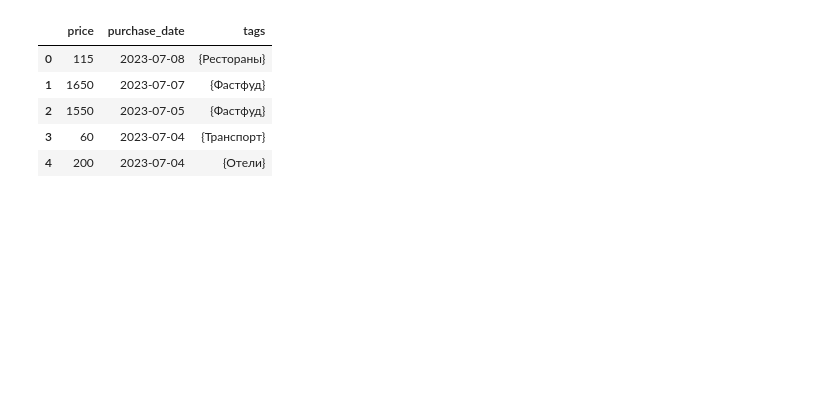
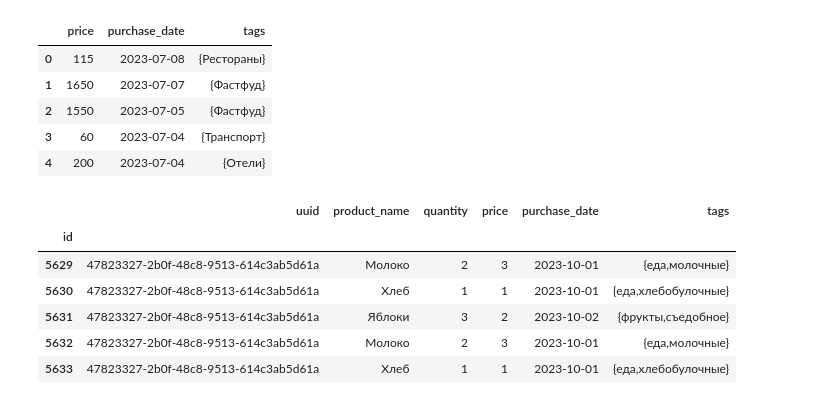
Before and after one commit to VladSunny/CapyPayBackend, a Jupyter notebook: DataScience.ipynb, the cells around one changed output. Drawn from its saved outputs; the diff is of its cells as text; code cells hidden in the pictures; blank space fills up the shorter version.

```diff
--- a/DataScience.ipynb
+++ b/DataScience.ipynb
@@ -139,3 +177,14 @@ user.head()
 | 2 | 1550 | 2023-07-05 | {Фастфуд} |
 | 3 | 60 | 2023-07-04 | {Транспорт} |
 | 4 | 200 | 2023-07-04 | {Отели} |
+# %%
+tmp = df[df['uuid'] == test_uuid].copy()
+tmp.head()
+# %% [output]
+|  | uuid | product_name | quantity | price | purchase_date | tags |
+| id |  |  |  |  |  |  |
+| 5629 | 47823327-2b0f-48c8-9513-614c3ab5d61a | Молоко | 2 | 3 | 2023-10-01 | {еда,молочные} |
+| 5630 | 47823327-2b0f-48c8-9513-614c3ab5d61a | Хлеб | 1 | 1 | 2023-10-01 | {еда,хлебобулочные} |
+| 5631 | 47823327-2b0f-48c8-9513-614c3ab5d61a | Яблоки | 3 | 2 | 2023-10-02 | {фрукты,съедобное} |
+| 5632 | 47823327-2b0f-48c8-9513-614c3ab5d61a | Молоко | 2 | 3 | 2023-10-01 | {еда,молочные} |
+| 5633 | 47823327-2b0f-48c8-9513-614c3ab5d61a | Хлеб | 1 | 1 | 2023-10-01 | {еда,хлебобулочные} |
```
Also changed, not shown: parts of 5 cells of this notebook.
